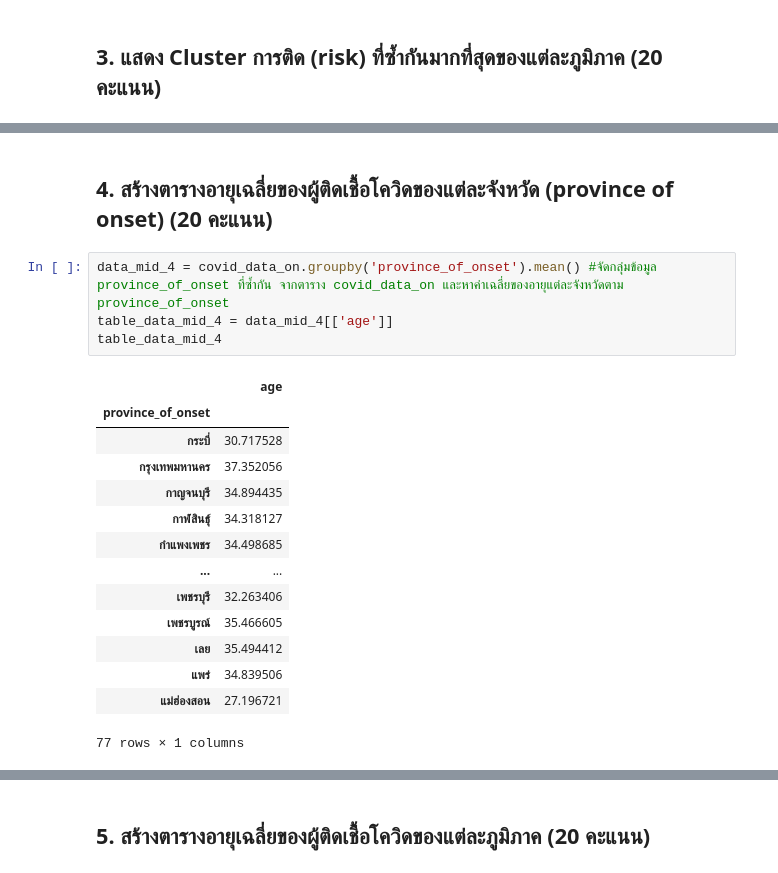
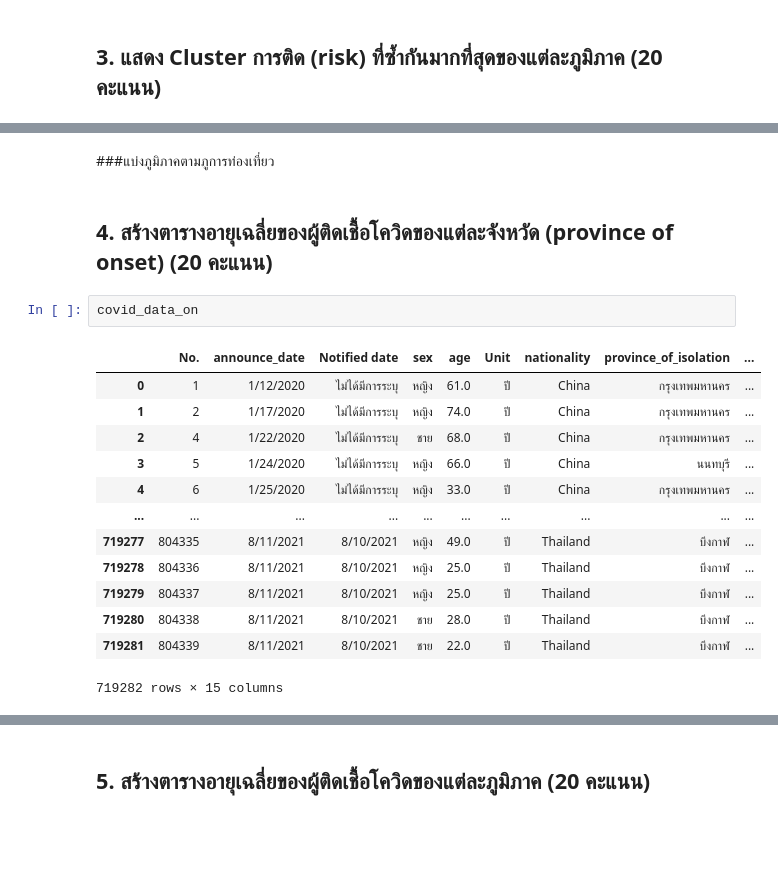
Before and after one commit to 6230204513/data_viz_2022, a Jupyter notebook: BasicPython&DataViz_midterm2022.ipynb, the cells around one changed output, grey strips where cells are left out. Drawn from its saved outputs; the diff is of its cells as text; blank space fills up the shorter version.

```diff
--- a/BasicPython&DataViz_midterm2022.ipynb
+++ b/BasicPython&DataViz_midterm2022.ipynb
@@ -481,21 +744,20 @@ print(f'จำนวนผู้ป่วยภาคใต้โดยแบ่
+# %% [markdown]
+###แบ่งภูมิภาคตามภูการท่องเที่ยว
 # %% [markdown]
 ## 4. สร้างตารางอายุเฉลี่ยของผู้ติดเชื้อโควิดของแต่ละจังหวัด (province of onset) (20 คะแนน)
-# %%
-data_mid_4 = covid_data_on.groupby('province_of_onset').mean() #จัดกลุ่มข้อมูล province_of_onset ที่ซ้ำกัน จากตาราง covid_data_on และหาค่าเฉลี่ยของอายุแต่ละจังหวัดตาม province_of_onset
-table_data_mid_4 = data_mid_4[['age']]
-table_data_mid_4
-# %% [output]
-|  | age |
-| province_of_onset |  |
-| กระบี่ | 30.717528 |
-| กรุงเทพมหานคร | 37.352056 |
-| กาญจนบุรี | 34.894435 |
-| กาฬสินธุ์ | 34.318127 |
-| กำแพงเพชร | 34.498685 |
-| ... | ... |
-| เพชรบุรี | 32.263406 |
-| เพชรบูรณ์ | 35.466605 |
-| เลย | 35.494412 |
-| แพร่ | 34.839506 |
-| แม่ฮ่องสอน | 27.196721 |
-77 rows × 1 columns
+# %%
+covid_data_on
+# %% [output]
+|  | No. | announce_date | Notified date | sex | age | Unit | nationality | province_of_isolation | ... |
+| 0 | 1 | 1/12/2020 | ไม่ได้มีการระบุ | หญิง | 61.0 | ปี | China | กรุงเทพมหานคร | ... |
+| 1 | 2 | 1/17/2020 | ไม่ได้มีการระบุ | หญิง | 74.0 | ปี | China | กรุงเทพมหานคร | ... |
+| 2 | 4 | 1/22/2020 | ไม่ได้มีการระบุ | ชาย | 68.0 | ปี | China | กรุงเทพมหานคร | ... |
+| 3 | 5 | 1/24/2020 | ไม่ได้มีการระบุ | หญิง | 66.0 | ปี | China | นนทบุรี | ... |
+| 4 | 6 | 1/25/2020 | ไม่ได้มีการระบุ | หญิง | 33.0 | ปี | China | กรุงเทพมหานคร | ... |
+| ... | ... | ... | ... | ... | ... | ... | ... | ... | ... |
+| 719277 | 804335 | 8/11/2021 | 8/10/2021 | หญิง | 49.0 | ปี | Thailand | บึงกาฬ | ... |
+| 719278 | 804336 | 8/11/2021 | 8/10/2021 | หญิง | 25.0 | ปี | Thailand | บึงกาฬ | ... |
+| 719279 | 804337 | 8/11/2021 | 8/10/2021 | หญิง | 25.0 | ปี | Thailand | บึงกาฬ | ... |
+| 719280 | 804338 | 8/11/2021 | 8/10/2021 | ชาย | 28.0 | ปี | Thailand | บึงกาฬ | ... |
+| 719281 | 804339 | 8/11/2021 | 8/10/2021 | ชาย | 22.0 | ปี | Thailand | บึงกาฬ | ... |
+719282 rows × 15 columns
```
Also changed, not shown: parts of 66 cells of this notebook.
